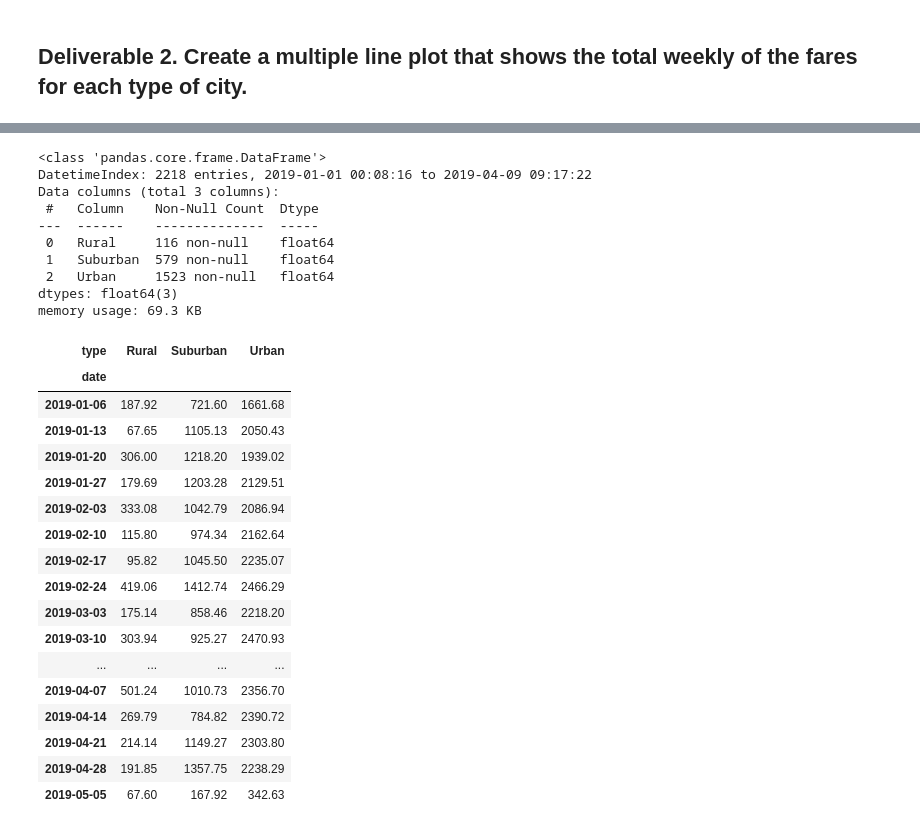
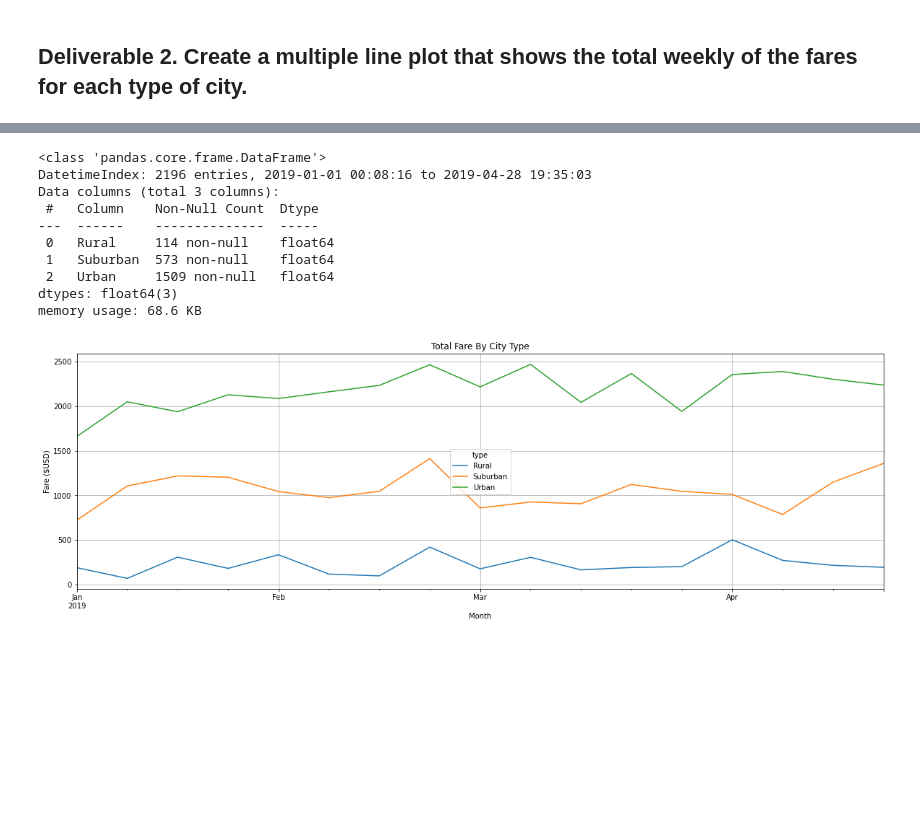
Before and after one commit to kolbemorrow/PyBer_Analysis, a Jupyter notebook: PyBer_Challenge.ipynb, the cells around one changed output, grey strips where cells are left out. Cells and saved outputs as stored; diff of their text form; code cells hidden in the pictures; blank space fills up the shorter version.

Commit message:
Updated files: PyBer_Challenge.ipynb, Resources/ride_data.csv Added files: analysis/PyBer_fare_summary.png Removed files: Untitled.ipynb, analysis/Fig1.png, analysis/Fig2.png

```diff
--- a/PyBer_Challenge.ipynb
+++ b/PyBer_Challenge.ipynb
@@ -109,5 +95,4 @@ pyber_data_df
 # %%
 # 2. Using groupby() to create a new DataFrame showing the sum of the fares
 #  for each date where the indices are the city type and date.
-type_date_faresum = pyber_data_df.groupby(['date', 'type']).sum()['fare']
-type_date_faresum
+type_date_faresum = pyber_data_df.groupby(['type', 'date']).sum()[['fare']]
@@ -139,4 +99,3 @@ type_date_faresum_df.head()
 # %%
 # 3. Reset the index on the DataFrame you created in #1. This is needed to use the 'pivot()' function.
-type_date_faresum_df = type_date_faresum_df.reset_index()
-type_date_faresum_df
+type_date_faresum = type_date_faresum.reset_index()
@@ -157,5 +102,4 @@ type_date_faresum_df
 # %%
 # 4. Create a pivot table with the 'date' as the index, the columns ='type', and values='fare'
 # to get the total fares for each type of city by the date.
-type_date_faresum_pivot = type_date_faresum_df.pivot(index='date', columns='type', values='fare')
-type_date_faresum_pivot
+type_date_faresum_pivot = type_date_faresum.pivot(index='date', columns='type', values='fare')
@@ -177,5 +106,3 @@ type_date_faresum_pivot
-# %%
-type_date_faresum_pivot.index = pd.to_datetime(type_date_faresum_pivot.index)
 # %%
 # 5. Create a new DataFrame from the pivot table DataFrame using loc on the given dates, '2019-01-01':'2019-04-29'.
 typedatefare_dates = type_date_faresum_pivot.loc['2019-01-01':'2019-04-29']
@@ -203,43 +114,33 @@ typedatefare_dates.index = pd.to_datetime(typedatefare_dates.index)
 typedatefare_dates.info()
 # %% [output]
 <class 'pandas.core.frame.DataFrame'>
-DatetimeIndex: 2218 entries, 2019-01-01 00:08:16 to 2019-04-09 09:17:22
+DatetimeIndex: 2196 entries, 2019-01-01 00:08:16 to 2019-04-28 19:35:03
 Data columns (total 3 columns):
  #   Column    Non-Null Count  Dtype
 ---  ------    --------------  -----
- 0   Rural     116 non-null    float64
- 1   Suburban  579 non-null    float64
- 2   Urban     1523 non-null   float64
+ 0   Rural     114 non-null    float64
+ 1   Suburban  573 non-null    float64
+ 2   Urban     1509 non-null   float64
 dtypes: float64(3)
-memory usage: 69.3 KB
+memory usage: 68.6 KB
 # %%
 # 8. Create a new DataFrame using the "resample()" function by week 'W' and get the sum of the fares for each week.
 typedatefare_dates_df_weeks = typedatefare_dates.resample('W').sum()
-typedatefare_dates_df_weeks
-# %% [output]
-| type | Rural | Suburban | Urban |
-| date |  |  |  |
-| 2019-01-06 | 187.92 | 721.60 | 1661.68 |
-| 2019-01-13 | 67.65 | 1105.13 | 2050.43 |
-| 2019-01-20 | 306.00 | 1218.20 | 1939.02 |
-| 2019-01-27 | 179.69 | 1203.28 | 2129.51 |
-| 2019-02-03 | 333.08 | 1042.79 | 2086.94 |
-| 2019-02-10 | 115.80 | 974.34 | 2162.64 |
-| 2019-02-17 | 95.82 | 1045.50 | 2235.07 |
-| 2019-02-24 | 419.06 | 1412.74 | 2466.29 |
-| 2019-03-03 | 175.14 | 858.46 | 2218.20 |
-| 2019-03-10 | 303.94 | 925.27 | 2470.93 |
-| ... | ... | ... | ... |
-| 2019-04-07 | 501.24 | 1010.73 | 2356.70 |
-| 2019-04-14 | 269.79 | 784.82 | 2390.72 |
-| 2019-04-21 | 214.14 | 1149.27 | 2303.80 |
-| 2019-04-28 | 191.85 | 1357.75 | 2238.29 |
-| 2019-05-05 | 67.60 | 167.92 | 342.63 |
 # %%
 # 8. Using the object-oriented interface method, plot the resample DataFrame using the df.plot() function.
-
-
+#plt.subplots()
+typedatefare_dates_df_weeks.plot(figsize=(20, 6))
+plt.title('Total Fare By City Type')
+plt.xlabel('Month')
+plt.ylabel('Fare ($USD)')
+plt.grid(True)
 # Import the style from Matplotlib.
 from matplotlib import style
 # Use the graph style fivethirtyeight.
 style.use('fivethirtyeight')
+# Save figure
+plt.savefig('analysis/PyBer_fare_summary')
+# Show figure
+plt.show()
+# %% [output]
+[figure, added]
```
Also changed, not shown: parts of 9 cells of this notebook, 4 other files.
